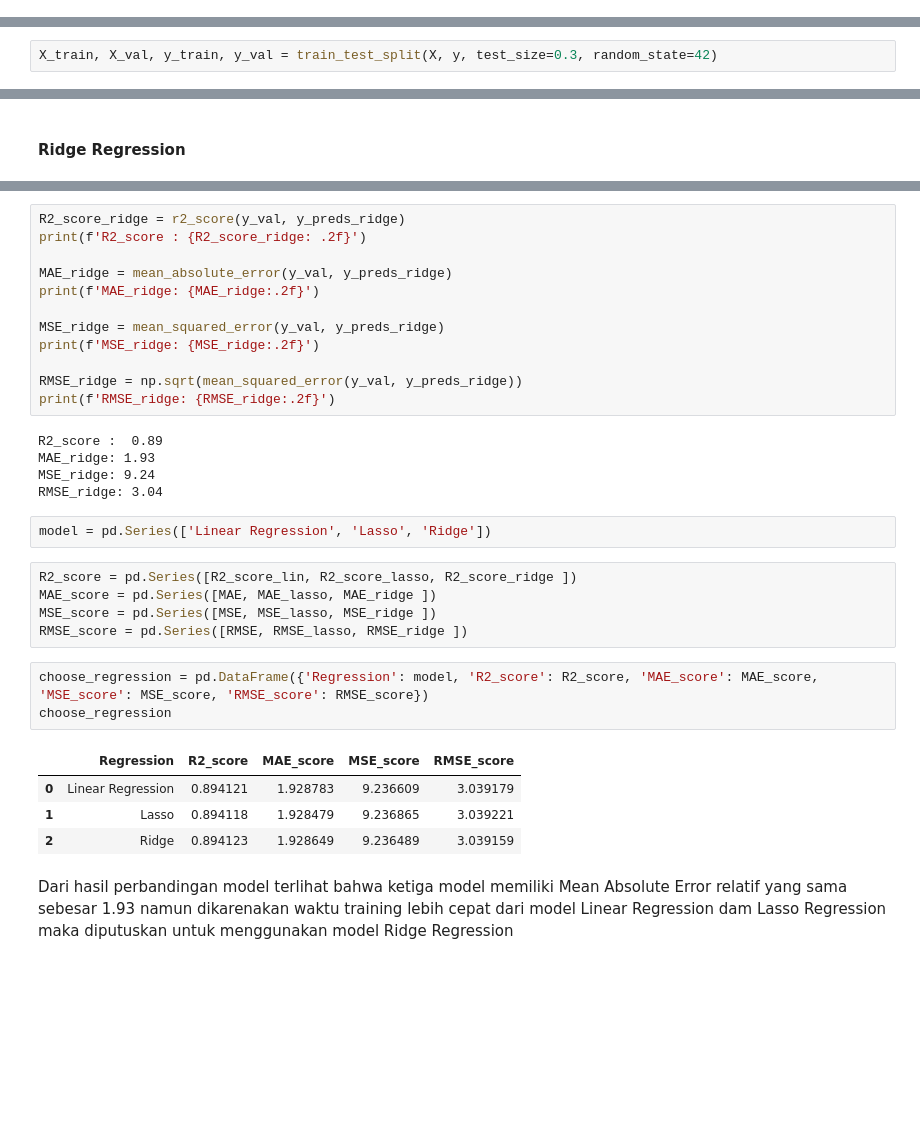
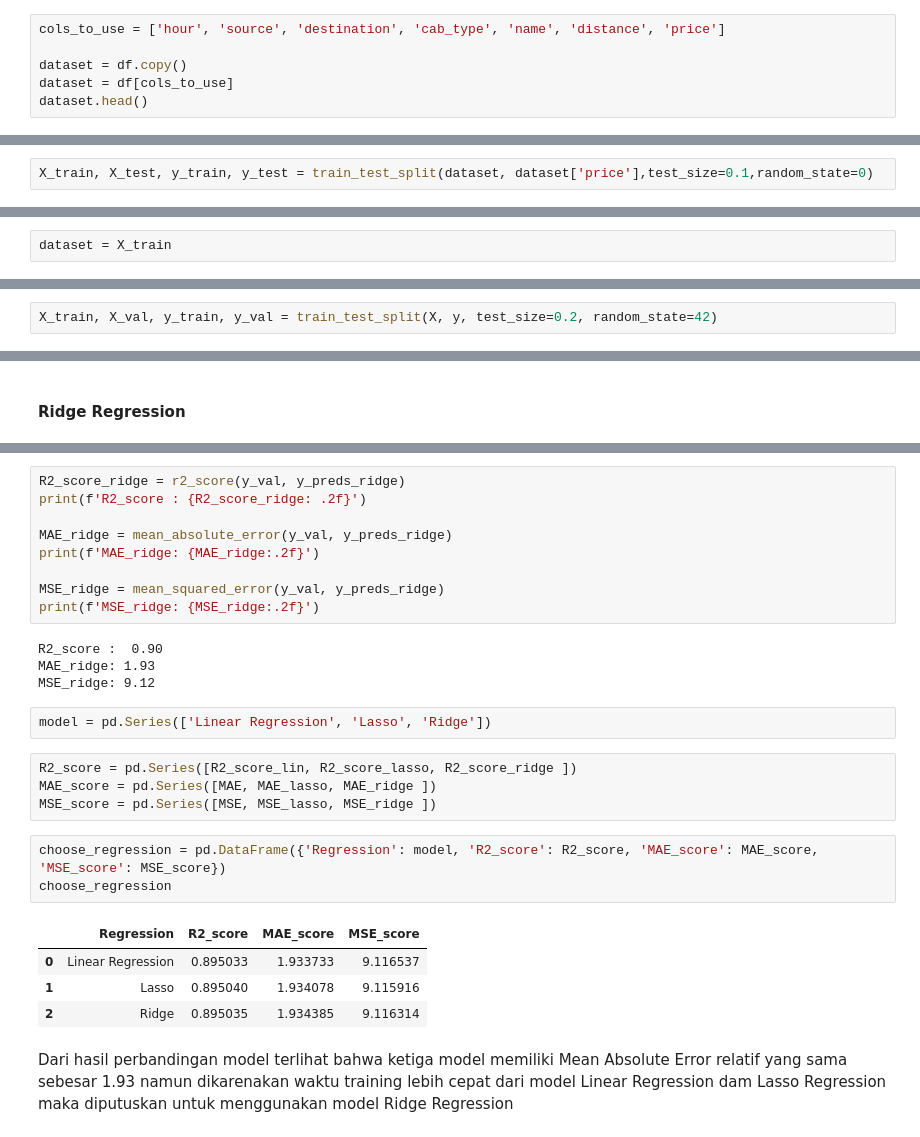
Before and after one commit to stefanusdody/Regression-Uber-vs-Lyft-Price-Prediction, a Jupyter notebook: Uber_Lyft_price_pred.ipynb, the cells around one changed output, grey strips where cells are left out. Drawn from its saved outputs; the diff is of its cells as text; blank space fills up the shorter version.

```diff
--- a/Uber_Lyft_price_pred.ipynb
+++ b/Uber_Lyft_price_pred.ipynb
@@ -113,0 +116,6 @@ memilih variabel 'hour', 'source', 'destination', 'cab_type', 'name', 'distance'
+# %%
+cols_to_use = ['hour', 'source', 'destination', 'cab_type', 'name', 'distance', 'price']
+
+dataset = df.copy()
+dataset = df[cols_to_use]
+dataset.head()
@@ -192,0 +183,2 @@ pada proses ini merubah variabel categorical yaitu variabel 'source', 'destinati
+# %%
+X_train, X_test, y_train, y_test = train_test_split(dataset, dataset['price'],test_size=0.1,random_state=0)
@@ -192,0 +205,2 @@ pada proses ini merubah variabel categorical yaitu variabel 'source', 'destinati
+# %%
+dataset = X_train
@@ -263,5 +271,5 @@ y = dataset['price']
 # %% [markdown]
 #### Melakukan Split data
 # %%
-X_train, X_val, y_train, y_val = train_test_split(X, y, test_size=0.3, random_state=42)
+X_train, X_val, y_train, y_val = train_test_split(X, y, test_size=0.2, random_state=42)
 # %% [markdown]
@@ -398,29 +399,24 @@ print(f'MAE_ridge: {MAE_ridge:.2f}')
 
 MSE_ridge = mean_squared_error(y_val, y_preds_ridge)
 print(f'MSE_ridge: {MSE_ridge:.2f}')
-
-RMSE_ridge = np.sqrt(mean_squared_error(y_val, y_preds_ridge))
-print(f'RMSE_ridge: {RMSE_ridge:.2f}')
 # %% [output]
-R2_score :  0.89
+R2_score :  0.90
 MAE_ridge: 1.93
-MSE_ridge: 9.24
-RMSE_ridge: 3.04
+MSE_ridge: 9.12
 # %%
 model = pd.Series(['Linear Regression', 'Lasso', 'Ridge'])
 # %%
 R2_score = pd.Series([R2_score_lin, R2_score_lasso, R2_score_ridge ])
 MAE_score = pd.Series([MAE, MAE_lasso, MAE_ridge ])
 MSE_score = pd.Series([MSE, MSE_lasso, MSE_ridge ])
-RMSE_score = pd.Series([RMSE, RMSE_lasso, RMSE_ridge ])
 # %%
-choose_regression = pd.DataFrame({'Regression': model, 'R2_score': R2_score, 'MAE_score': MAE_score, 'MSE_score': MSE_score, 'RMSE_score': RMSE_score})
+choose_regression = pd.DataFrame({'Regression': model, 'R2_score': R2_score, 'MAE_score': MAE_score, 'MSE_score': MSE_score})
 choose_regression
 # %% [output]
-|  | Regression | R2_score | MAE_score | MSE_score | RMSE_score |
-| 0 | Linear Regression | 0.894121 | 1.928783 | 9.236609 | 3.039179 |
-| 1 | Lasso | 0.894118 | 1.928479 | 9.236865 | 3.039221 |
-| 2 | Ridge | 0.894123 | 1.928649 | 9.236489 | 3.039159 |
+|  | Regression | R2_score | MAE_score | MSE_score |
+| 0 | Linear Regression | 0.895033 | 1.933733 | 9.116537 |
+| 1 | Lasso | 0.895040 | 1.934078 | 9.115916 |
+| 2 | Ridge | 0.895035 | 1.934385 | 9.116314 |
 # %% [markdown]
 Dari hasil perbandingan model terlihat bahwa ketiga model memiliki Mean Absolute Error relatif yang sama sebesar 1.93 namun dikarenakan waktu training lebih cepat dari model Linear Regression dam Lasso Regression maka diputuskan untuk menggunakan model Ridge Regression
 # %% [markdown]
```
Also changed, not shown: parts of 95 cells of this notebook, 1 other file.
